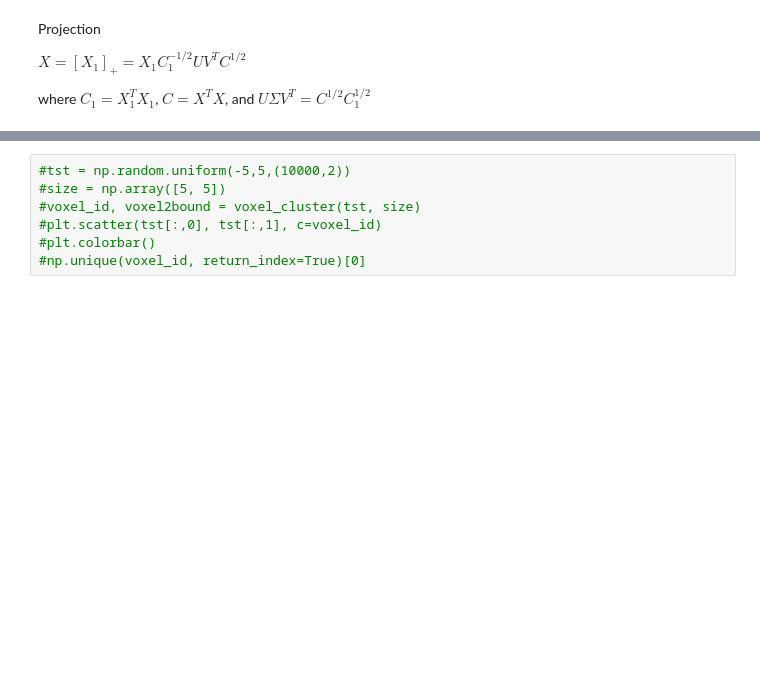
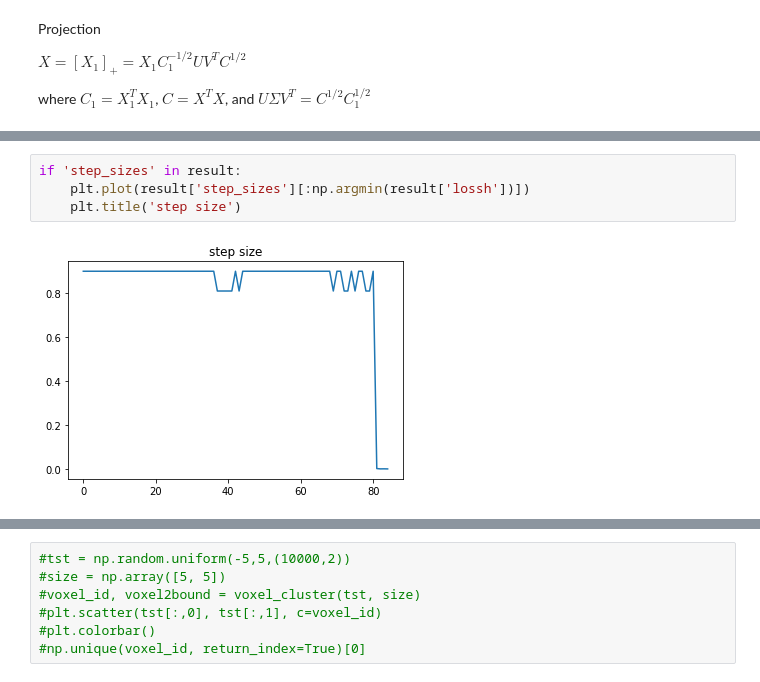
Before and after one commit to choltz95/Eigenvalue-problem-plus-linear-constraints, a Jupyter notebook: rayleigh.ipynb, the cells around one changed output, grey strips where cells are left out. Drawn from its saved outputs; the diff is of its cells as text; blank space fills up the shorter version.

```diff
--- a/rayleigh.ipynb
+++ b/rayleigh.ipynb
@@ -421 +583,7 @@ plt.show()
+# %%
+if 'step_sizes' in result:
+    plt.plot(result['step_sizes'][:np.argmin(result['lossh'])])
+    plt.title('step size')
+# %% [output]
+[figure, added]
 # %%
```
Also changed, not shown: parts of 43 cells of this notebook, 5 other files.
